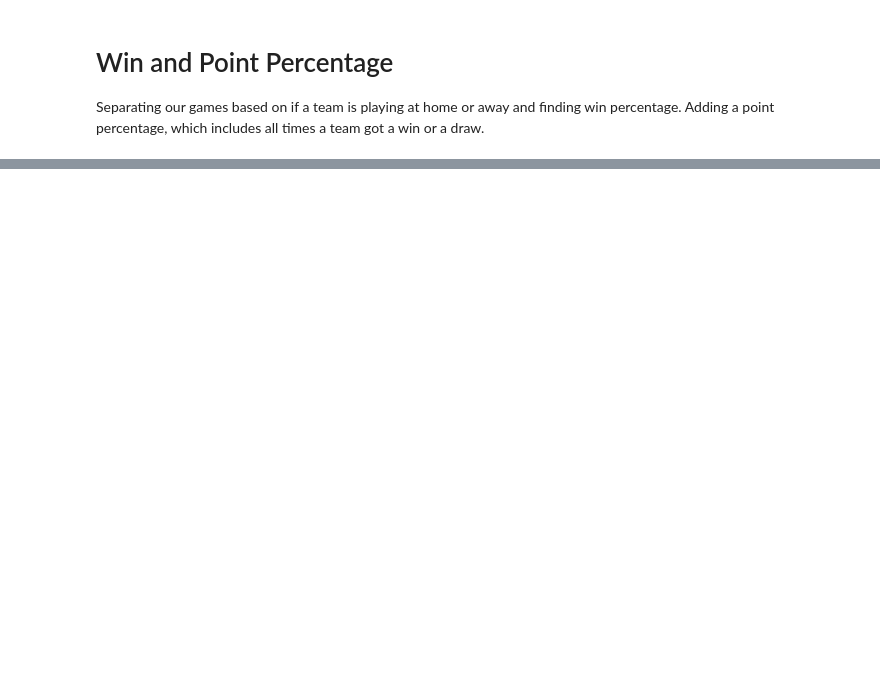
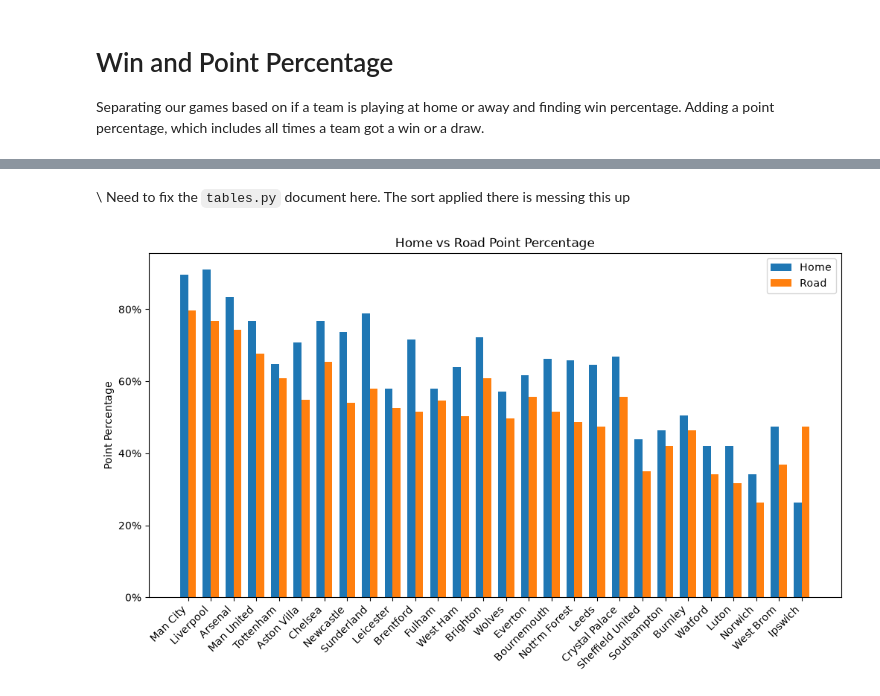
Before and after one commit to hankike/Premier_Prediction, a Jupyter notebook: notebooks/02win_percentage.ipynb, the cells around one changed output, grey strips where cells are left out. Drawn from its saved outputs; the diff is of its cells as text; code cells hidden in the pictures; blank space fills up the shorter version.

```diff
--- a/notebooks/02win_percentage.ipynb
+++ b/notebooks/02win_percentage.ipynb
@@ -56,0 +42,22 @@ points
+# %% [markdown]
+\\ Need to fix the `tables.py` document here. The sort applied there is messing this up
+# %%
+x = np.arange(len(standings))
+width = 0.35
+
+fig, ax = plt.subplots(figsize=(12,6))
+
+ax.bar(x - width/2, standings["Home Point Percentage"], width, label = "Home")
+ax.bar(x + width/2, standings["Road Point Percentage"], width, label = "Road")
+
+ax.set_xticks(x)
+ax.set_xticklabels(standings["Team"], rotation=45, ha="right")
+ax.yaxis.set_major_formatter(mtick.PercentFormatter(1.0))
+ax.set_ylabel("Point Percentage")
+ax.set_title("Home vs Road Point Percentage")
+ax.legend()
+
+plt.tight_layout
+plt.show()
+# %% [output]
+[figure, added]
```
Also changed, not shown: parts of 5 cells of this notebook, 2 other files.
